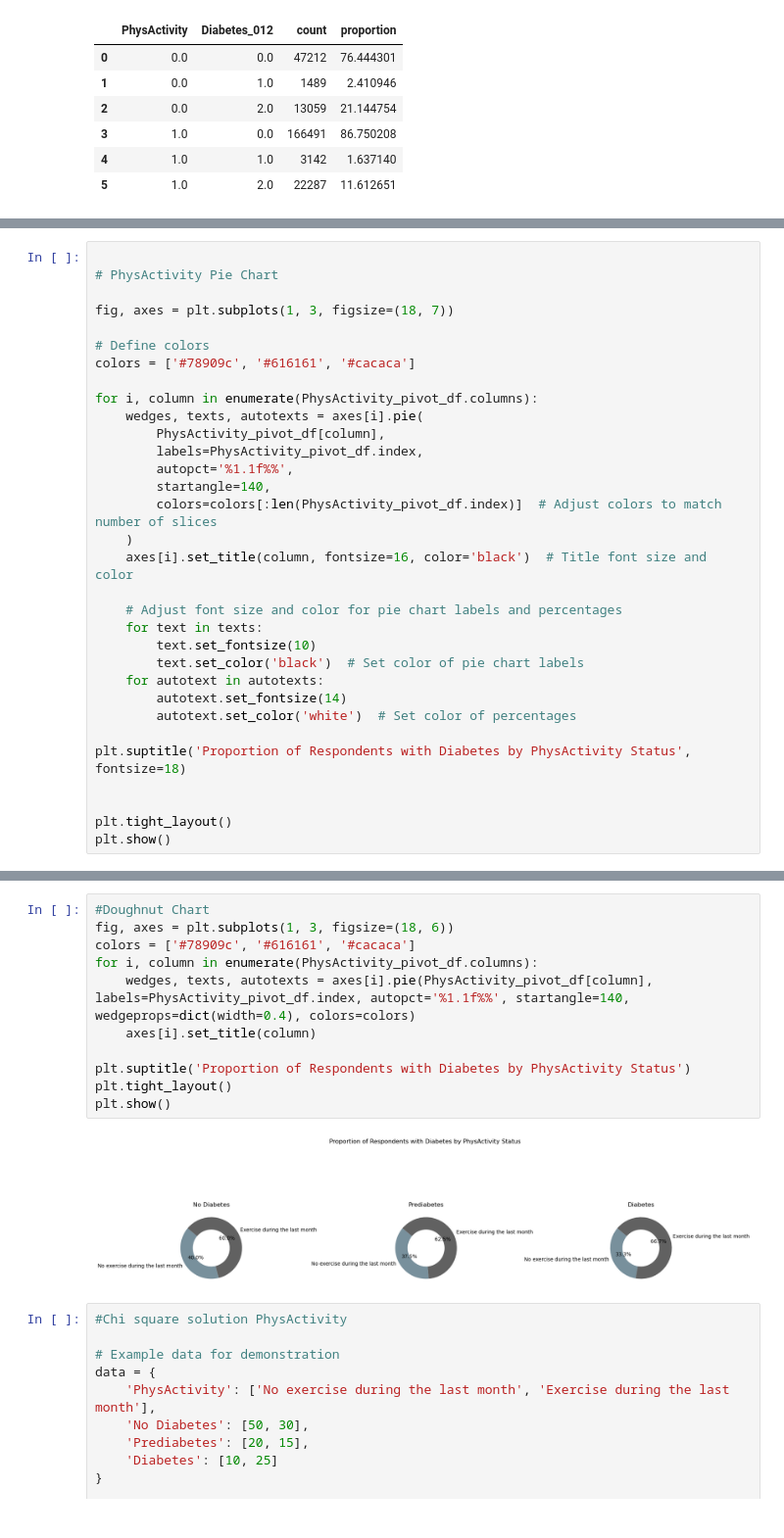
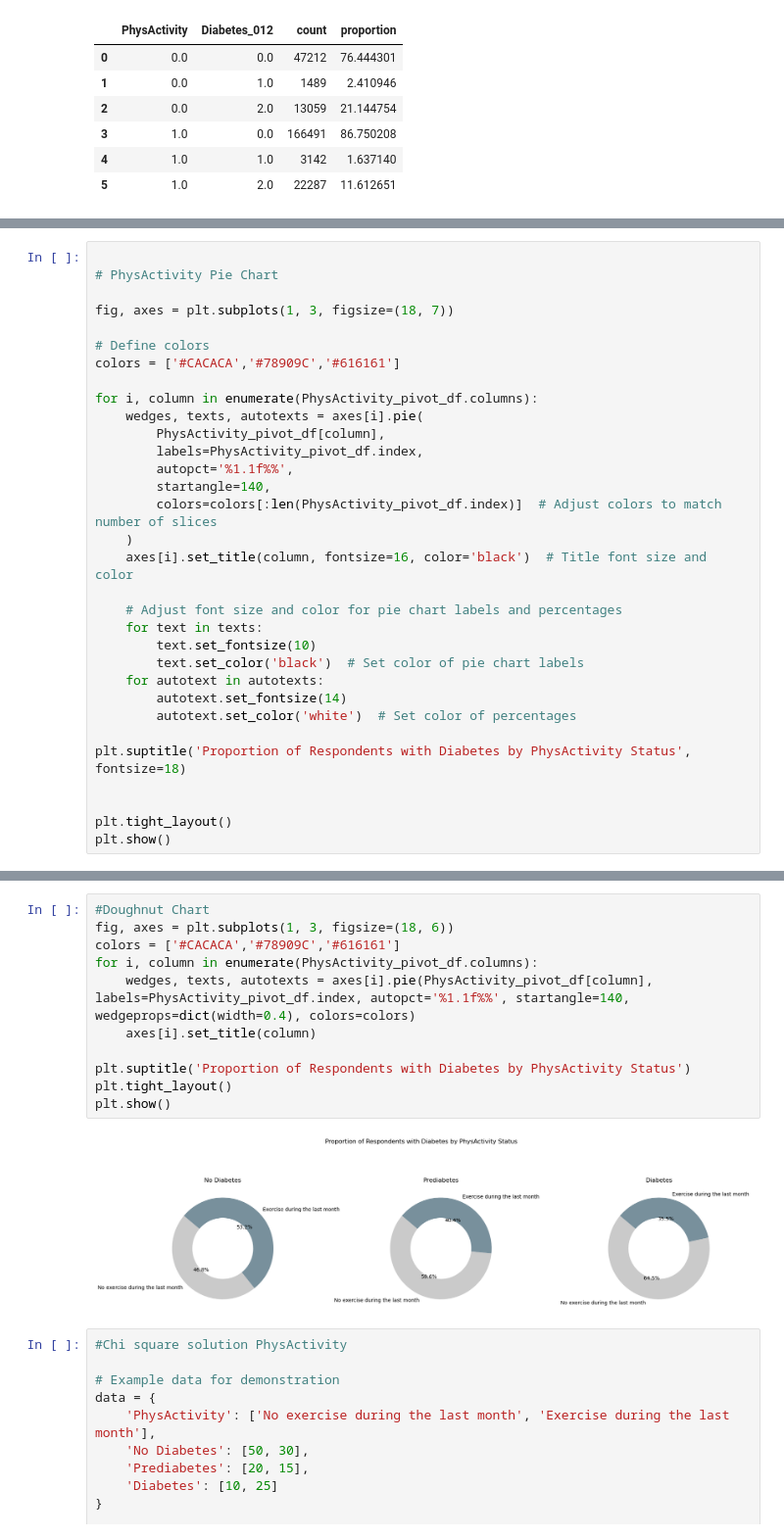
Before and after one commit to williamlevine/project-one, a Jupyter notebook: main_notebook.ipynb, the cells around one changed output, grey strips where cells are left out. Shown: that part at 98% size. Drawn from its saved outputs; the diff is of its cells as text.

```diff
--- a/main_notebook.ipynb
+++ b/main_notebook.ipynb
@@ -143,7 +143,7 @@ plt.show()
 fig, axes = plt.subplots(1, 3, figsize=(18, 7))
 
 # Define colors
-colors = ['#78909c', '#616161', '#cacaca']
+colors = ['#CACACA','#78909C','#616161']
 
 for i, column in enumerate(PhysActivity_pivot_df.columns):
     wedges, texts, autotexts = axes[i].pie(
@@ -203,16 +203,16 @@ plt.show()
 # %%
 #Doughnut Chart
 fig, axes = plt.subplots(1, 3, figsize=(18, 6))
-colors = ['#78909c', '#616161', '#cacaca']
+colors = ['#CACACA','#78909C','#616161']
 for i, column in enumerate(PhysActivity_pivot_df.columns):
     wedges, texts, autotexts = axes[i].pie(PhysActivity_pivot_df[column], labels=PhysActivity_pivot_df.index, autopct='%1.1f%%', startangle=140, wedgeprops=dict(width=0.4), colors=colors)
     axes[i].set_title(column)
 
 plt.suptitle('Proportion of Respondents with Diabetes by PhysActivity Status')
 plt.tight_layout()
 plt.show()
 # %% [output]
-[figure, old version]
+[figure, new version]
 # %%
 #Chi square solution PhysActivity
 
```
Also changed, not shown: parts of 9 cells of this notebook.
